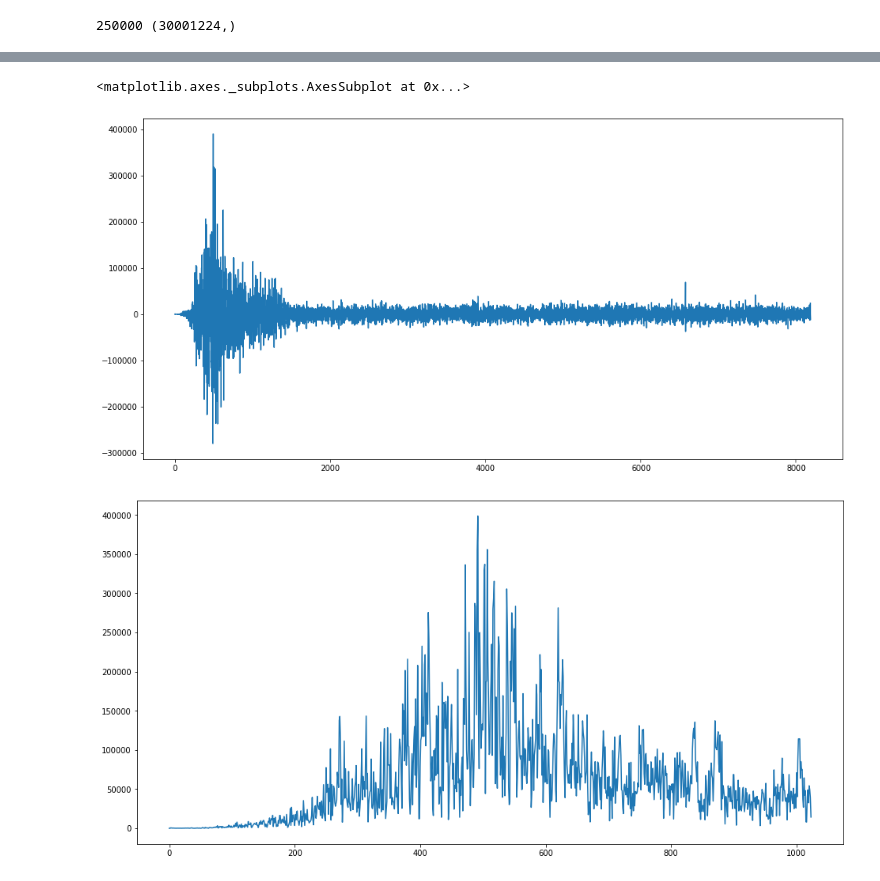
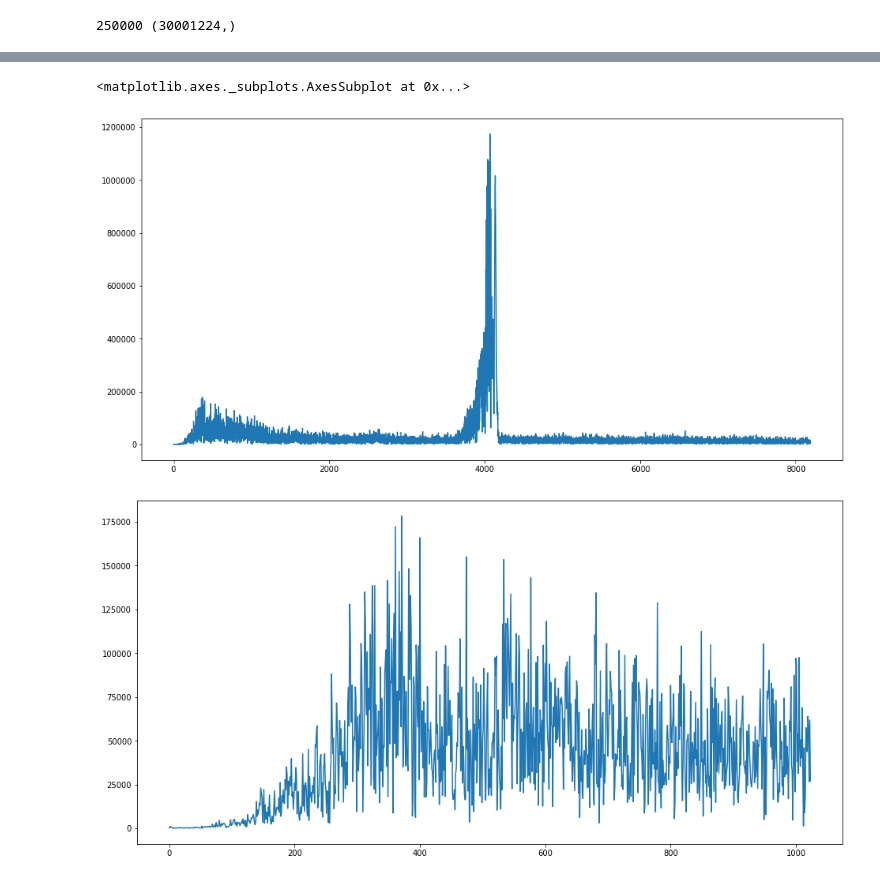
Before and after one commit to pkubiak/happy-szczurki, a Jupyter notebook: HappySzczurki.ipynb, the cells around one changed output, grey strips where cells are left out. Drawn from its saved outputs; the diff is of its cells as text; code cells hidden in the pictures.

```diff
--- a/HappySzczurki.ipynb
+++ b/HappySzczurki.ipynb
@@ -151,7 +169,7 @@ print(fs, data.shape)
 # %%
 window_size = 2**14
 
-offset = 179346
+offset = 13810320 #179346
 # offset = 1619072
 
 frame = data[offset:offset+window_size]
@@ -163,15 +181,17 @@ sns.lineplot(np.arange(window_size), frame)
 # %%
 # https://stackoverflow.com/questions/25735153/plotting-a-fast-fourier-transform-in-python
 yf = scipy.fftpack.fft(frame)
 
 # plot whole FFT
 plt.figure(figsize=(16, 8))
-sns.lineplot(np.arange(window_size//2), yf[:window_size//2])
+# plt.yscale('log')
+sns.lineplot(np.arange(window_size//2), np.abs(yf[:window_size//2]))
 
 # plot begining of FFT
 plt.figure(figsize=(16, 8))
+# plt.yscale('log')
 sns.lineplot(np.arange(1024), np.abs(yf[:1024]))
 # %% [output]
 <matplotlib.axes._subplots.AxesSubplot at 0x...>
-[figure, old version]
+[figure, new version]
-[figure, old version]
+[figure, new version]
```
Also changed, not shown: parts of 11 cells of this notebook, 1 other file.
